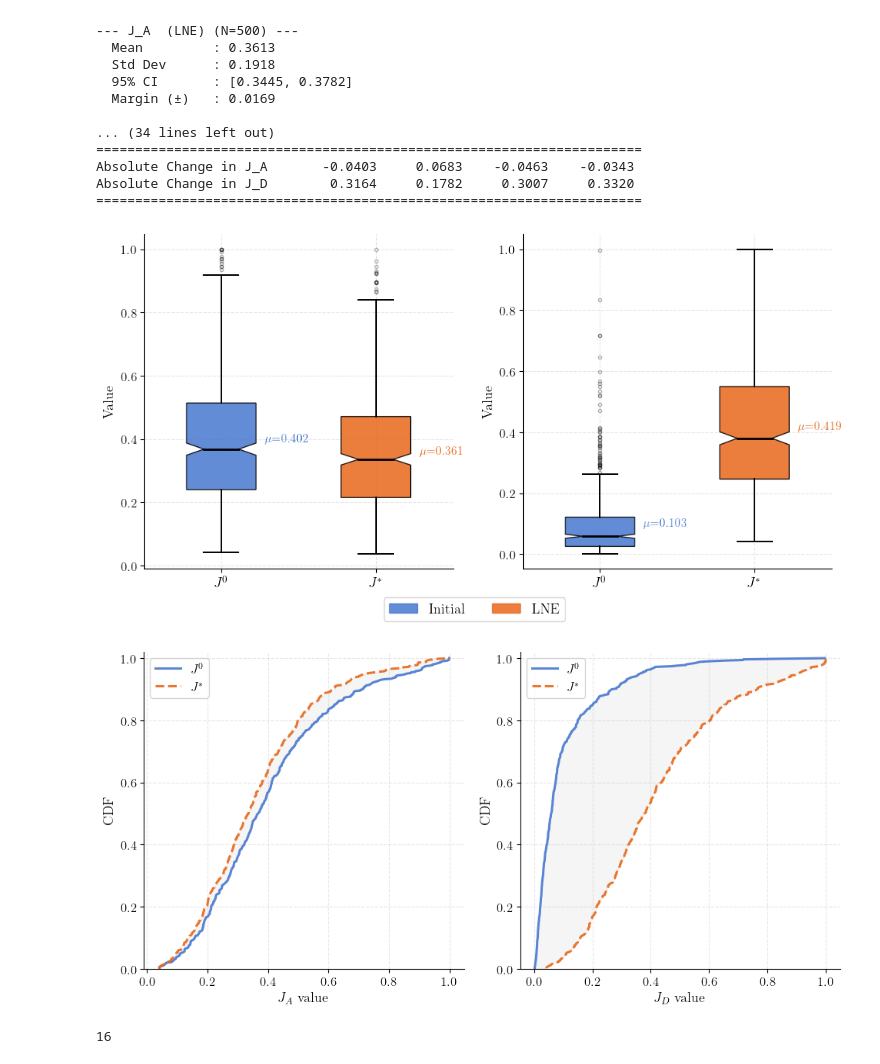
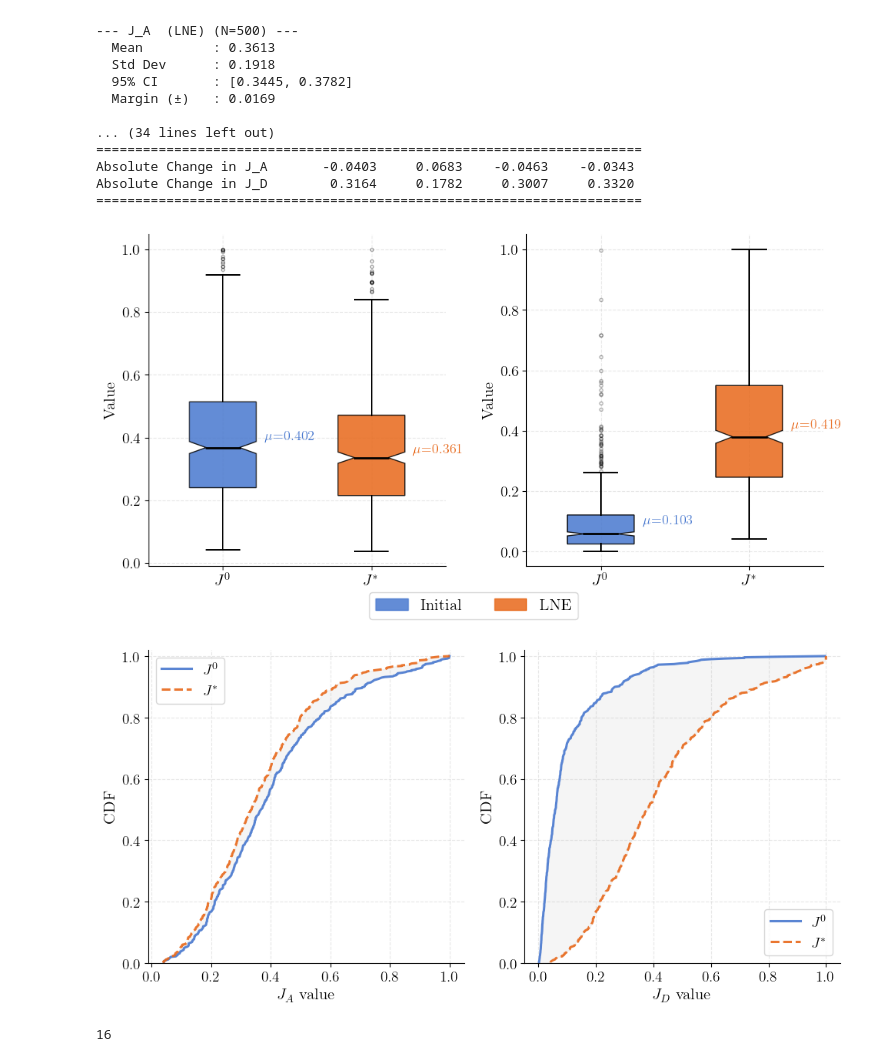
Before and after one commit to jeffersonkim97/Defender_Strategy, a Jupyter notebook: Results/ADSE_Game_MonteCarlo_Results.ipynb, the cells around one changed output. Cells and saved outputs as stored; diff of their text form; code cells hidden in the pictures.

```diff
--- a/Results/ADSE_Game_MonteCarlo_Results.ipynb
+++ b/Results/ADSE_Game_MonteCarlo_Results.ipynb
@@ -243,7 +243,7 @@ mpl.rcParams['text.usetex'] = True
 COLOR_INIT = "#4878CF"   # blue  — Initial
 COLOR_LNE  = "#E8681A"   # orange — LNE
 ALPHA      = 0.85
-FONTSIZE   = 13
+FONTSIZE   = 15
 
 plt.rcParams.update({
     "font.family"      : "serif",
@@ -332,35 +332,35 @@ for ax, init, lne, metric, subtitle in datasets_cdf:
         ax.plot(sorted_data, cdf, color=color, linewidth=2.2,
                 linestyle=ls, label=label, alpha=0.9)
 
         # shade between initial and LNE
     init_sorted = np.sort(init)
     lne_sorted  = np.sort(lne)
     # interpolate onto common x grid for shading
     x_min = min(init_sorted[0], lne_sorted[0])
     x_max = max(init_sorted[-1], lne_sorted[-1])
     x_grid = np.linspace(x_min, x_max, 500)
     cdf_init_interp = np.interp(x_grid, init_sorted,
                                 np.arange(1, len(init_sorted)+1)/len(init_sorted))
     cdf_lne_interp  = np.interp(x_grid, lne_sorted,
                                 np.arange(1, len(lne_sorted)+1)/len(lne_sorted))
     ax.fill_betweenx(np.linspace(0, 1, 500),
                      np.interp(np.linspace(0,1,500), cdf_init_interp, x_grid),
                      np.interp(np.linspace(0,1,500), cdf_lne_interp,  x_grid),
                      alpha=0.08, color="gray")
 
     ax.set_xlabel(f"{metric} value", fontsize=FONTSIZE)
     ax.set_ylabel("CDF", fontsize=FONTSIZE)
     # ax.set_title(f"{metric}  —  {subtitle}", fontsize=FONTSIZE, pad=8)
     ax.set_ylim(0, 1.02)
     ax.tick_params(labelsize=FONTSIZE - 1)
     ax.legend(fontsize=FONTSIZE - 1)
 
 plt.tight_layout()
 plt.savefig("cdf_JA_JD.pdf", bbox_inches="tight", dpi=300)
 plt.savefig("cdf_JA_JD.png", bbox_inches="tight", dpi=300)
 # %% [output]
-[figure, old version]
+[figure, new version]
-[figure, old version]
+[figure, new version]
 # %%
 # Check if last K iterations show oscillating (non-decaying) delta_J
 K = 6  # last 6 iterations
```
Also changed, not shown: 55 other files.
